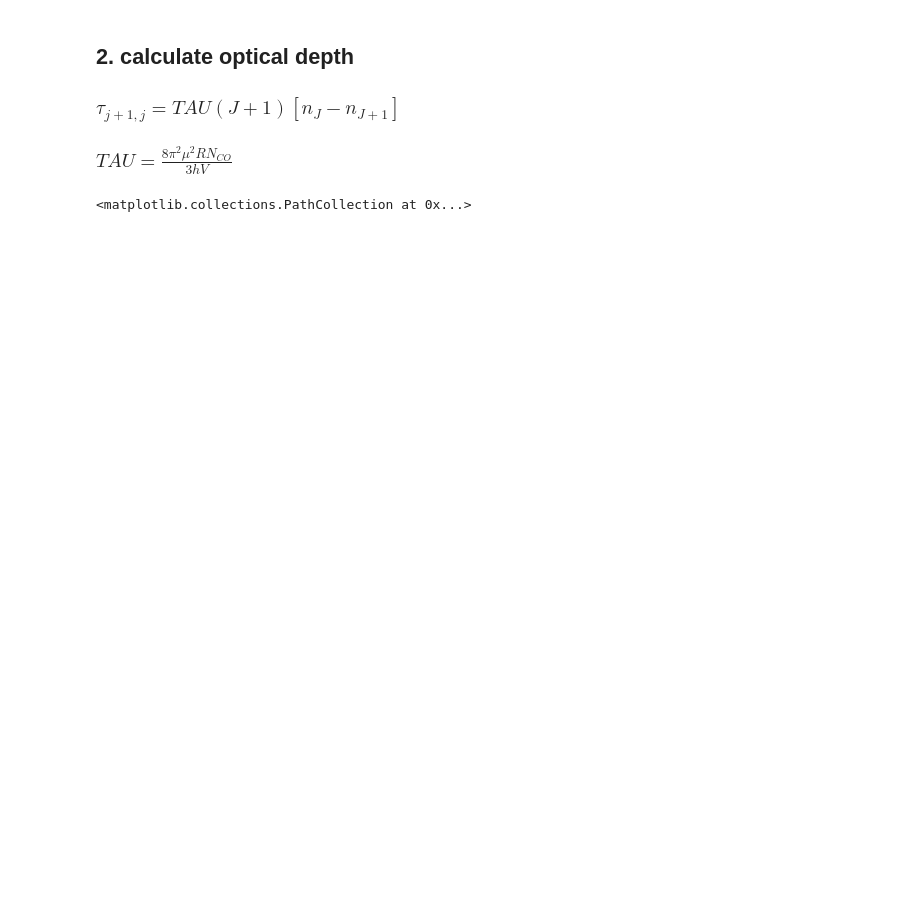
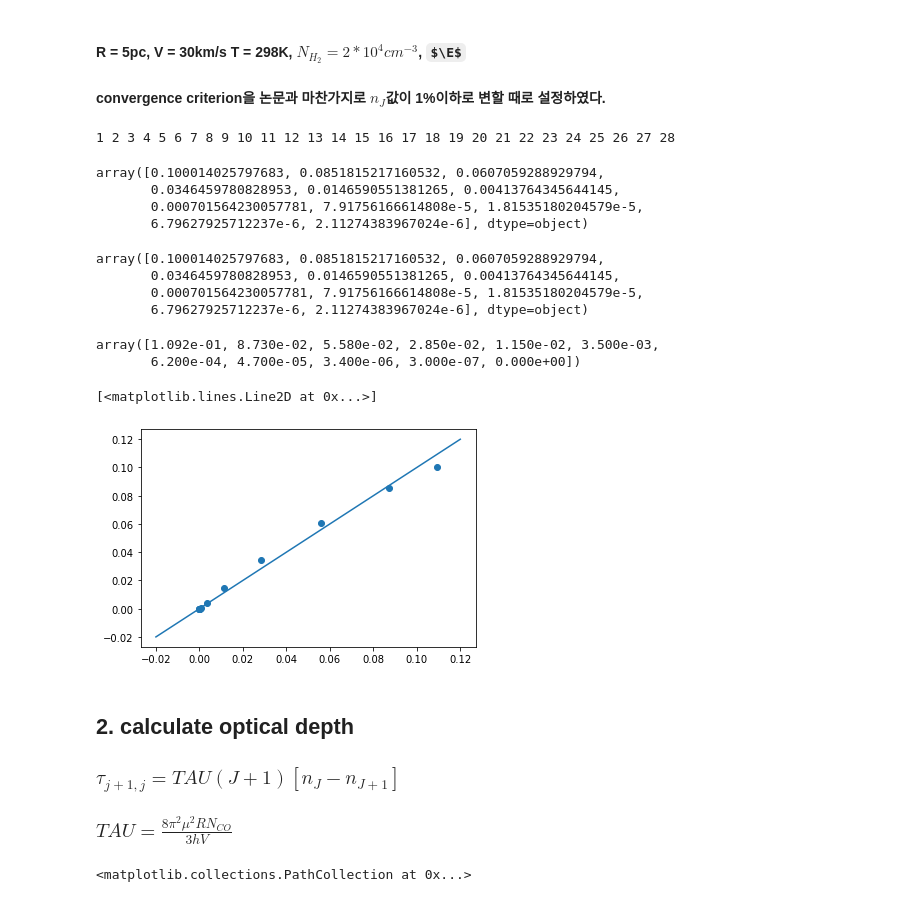
Before and after one commit to eunheeko/stellar_astrophysics, a Jupyter notebook: hw5.ipynb, the cells around one changed output. Cells and saved outputs as stored; diff of their text form; code cells hidden in the pictures; some formulas as TeX source; blank space fills up the shorter version.

```diff
--- a/hw5.ipynb
+++ b/hw5.ipynb
@@ -154,10 +165,0 @@ KeyboardInterrupt:
-# %%
-#iteration
-num_iter = 0
-eps = 1e-5 #
-
-while True:
-    if num_iter == 0:
-        X0 = X_init
-
-    X_new =
@@ -192,3 +171,67 @@ n1
+# %% [markdown]
+#### R = 5pc, V = 30km/s T = 298K, $N_{H_{2}} = 2*10^{4} cm^{-3}$, $\E$
+#### convergence criterion을 논문과 마찬가지로 $n_{J}$값이 1%이하로 변할 때로 설정하였다.
+# %%
+#iteration
+num_iter = 0
+eps = 1e-2 #
+
+while True:
+    if num_iter == 0:
+        #dictionary type
+        X0 = X_init
+
+    num_iter += 1
+    print(f'{num_iter}', end = ' ')
+
+    #matrix
+    mat = (Jac.T.subs(X0)* Jac.subs(X0)).inv() * Jac.T.subs(X0) * F.subs(X0)
+#     mat = Jac.subs(X0).inv() * F.subs(X0)
+
+    mat2arr = np.array(list(mat))
+    X02arr = np.array(list(X0.values()))
+
+    #new x
+    X_new_arr = X02arr - mat2arr
+    X_new2mat = {ns[i]: X_new_arr[i] for i in range(len(Js))}
+
+    #new y
+    new = F.subs(X_new2mat)
+    new2arr = np.array(list(new))
+#     if np.all(np.abs(new2arr) < eps):
+    if np.all(np.abs(mat2arr / X02arr) < 0.01):
+        break
+
+    X0 = X_new2mat
+# %% [output]
+1 2 3 4 5 6 7 8 9 10 11 12 13 14 15 16 17 18 19 20 21 22 23 24 25 26 27 28
+# %%
+X_new_arr
+# %% [output]
+array([0.100014025797683, 0.0851815217160532, 0.0607059288929794,
+       0.0346459780828953, 0.0146590551381265, 0.00413764345644145,
+       0.000701564230057781, 7.91756166614808e-5, 1.81535180204579e-5,
+       6.79627925712237e-6, 2.11274383967024e-6], dtype=object)
+# %%
+#calculated value
+X_new_arr
+# %% [output]
+array([0.100014025797683, 0.0851815217160532, 0.0607059288929794,
+       0.0346459780828953, 0.0146590551381265, 0.00413764345644145,
+       0.000701564230057781, 7.91756166614808e-5, 1.81535180204579e-5,
+       6.79627925712237e-6, 2.11274383967024e-6], dtype=object)
+# %%
+#table
+n_js_table
+# %% [output]
+array([1.092e-01, 8.730e-02, 5.580e-02, 2.850e-02, 1.150e-02, 3.500e-03,
+       6.200e-04, 4.700e-05, 3.400e-06, 3.000e-07, 0.000e+00])
+# %%
+plt.scatter(n_js_table, X_new_arr)
+plt.plot([-0.02,0.12], [-0.02,0.12])
+# %% [output]
+[<matplotlib.lines.Line2D at 0x...>]
+[figure, added]
 # %% [markdown]
 ## 2. calculate optical depth
 ###  $\tau_{j+1, j} = TAU(J+1)[n_{J} - n_{J+1}]$
```
Also changed, not shown: parts of 37 cells of this notebook.
